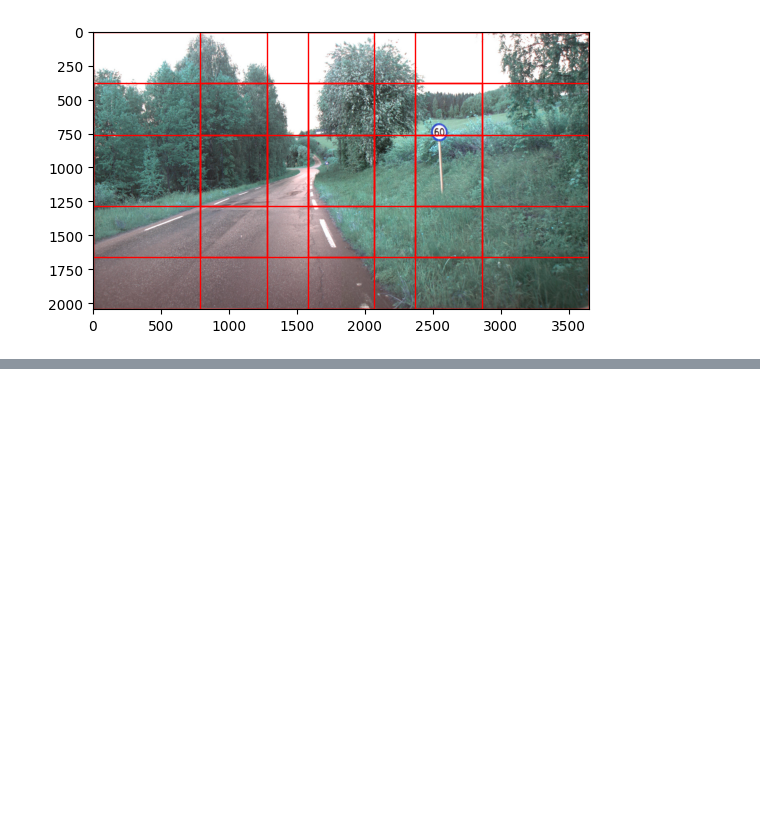
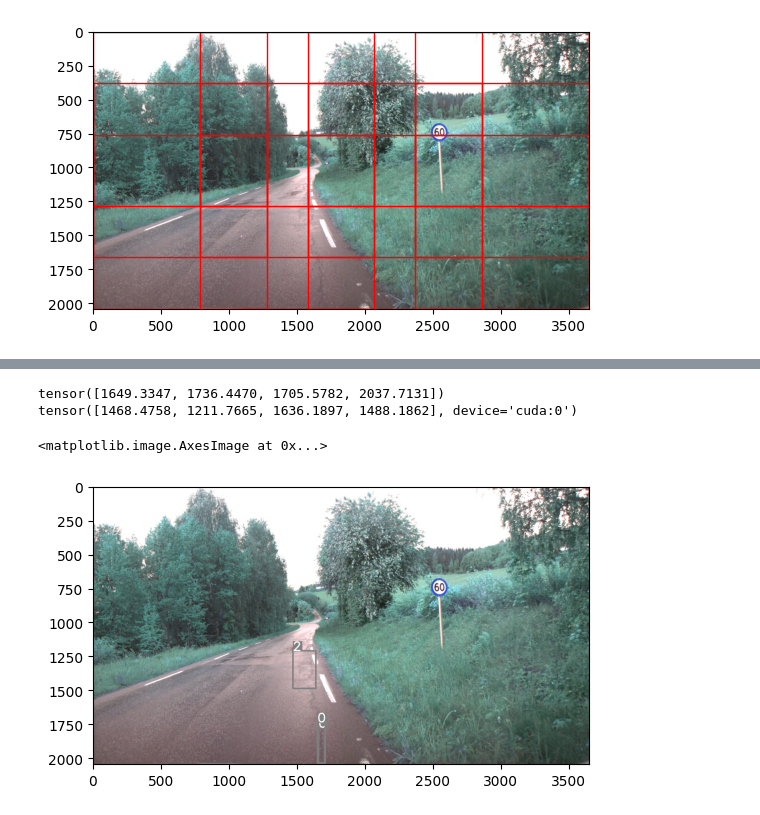
Before and after one commit to ConstantinB9/TDT4265_project, a Jupyter notebook: yolo/test_image_scanning.ipynb, the cells around one changed output, grey strips where cells are left out. Drawn from its saved outputs; the diff is of its cells as text; code cells hidden in the pictures; blank space fills up the shorter version.

Commit message:
implement image fragmenting

```diff
--- a/yolo/test_image_scanning.ipynb
+++ b/yolo/test_image_scanning.ipynb
@@ -87,7 +87,7 @@ class ImageFragment:
         self.im = img
         self.center = center
         self.shape = self.im.shape
-        self.translate = torch.tensor([self.center[1] - self.shape[1] / 2, self.center[0] - self.shape[0] / 2]).cuda()
+        self.translate = torch.tensor([self.center[0] - self.shape[0] / 2, self.center[1] - self.shape[1] / 2]).cuda()
 
     def to_global_result(self, result):
         glob_res = deepcopy(result)
@@ -162,0 +281,14 @@ frame.shape
+# %%
+annotator = Annotator(im0)
+for box in merged_boxes:
+    print(box.xyxy[0])
+    b = box.xyxy[0]  # get box coordinates in (top, left, bottom, right) format
+    c = box.cls
+    annotator.box_label(b, str(int(c.item())))
+frame = annotator.result()
+plt.imshow(frame)
+# %% [output]
+tensor([1649.3347, 1736.4470, 1705.5782, 2037.7131])
+tensor([1468.4758, 1211.7665, 1636.1897, 1488.1862], device='cuda:0')
+<matplotlib.image.AxesImage at 0x...>
+[figure, added]
```
Also changed, not shown: parts of 6 cells of this notebook, 4 other files.
